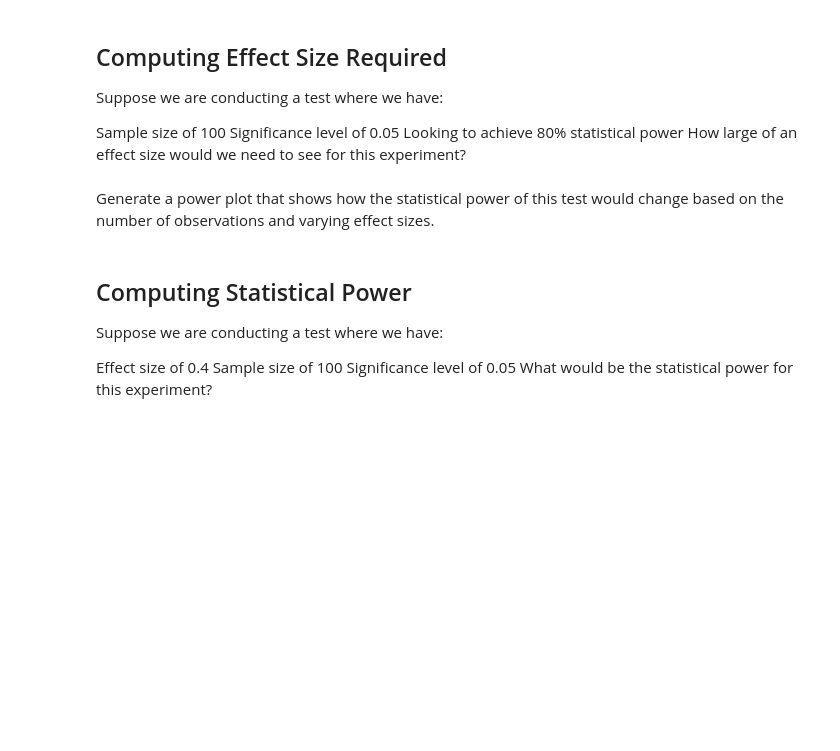
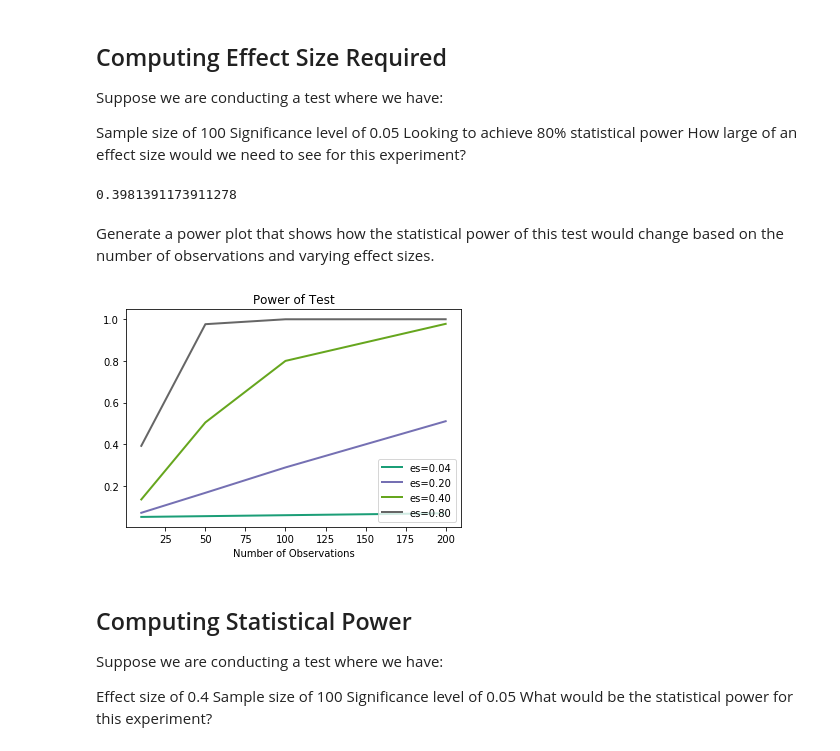
Before and after one commit to jhl126/Thinkful_work, a Jupyter notebook: Thinkful/8-4-20pair_work/Afternoon Assignment.ipynb, the cells around one changed output. Drawn from its saved outputs; the diff is of its cells as text; code cells hidden in the pictures; blank space fills up the shorter version.

```diff
--- a/Thinkful/8-4-20pair_work/Afternoon Assignment.ipynb
+++ b/Thinkful/8-4-20pair_work/Afternoon Assignment.ipynb
@@ -26,8 +35,31 @@ Sample size of 100
 Significance level of 0.05
 Looking to achieve 80% statistical power
 How large of an effect size would we need to see for this experiment?
+# %%
+analysis = TTestIndPower()
+analysis.solve_power(
+    effect_size=None, nobs1=100
+    , alpha=0.05
+    , power= 0.80
+
+)
+# %% [output]
+0.3981391173911278
 # %% [markdown]
 Generate a power plot that shows how the statistical power of this test would change based on the number of observations and varying effect sizes.
+# %%
+n = 100
+es = 0.3981391173911278
+
+sample_sizes = np.array([n * 0.1, n * 0.5, n, n * 2])
+effect_sizes = np.array([es * 0.1, es * 0.5, es, es * 2])
+
+analysis.plot_power(
+    dep_var="nobs", nobs=sample_sizes, alpha=0.05, effect_size=effect_sizes
+)
+plt.show()
+# %% [output]
+[figure, added]
 # %% [markdown]
 ## Computing Statistical Power
 Suppose we are conducting a test where we have:
```
Also changed, not shown: parts of 14 cells of this notebook.
